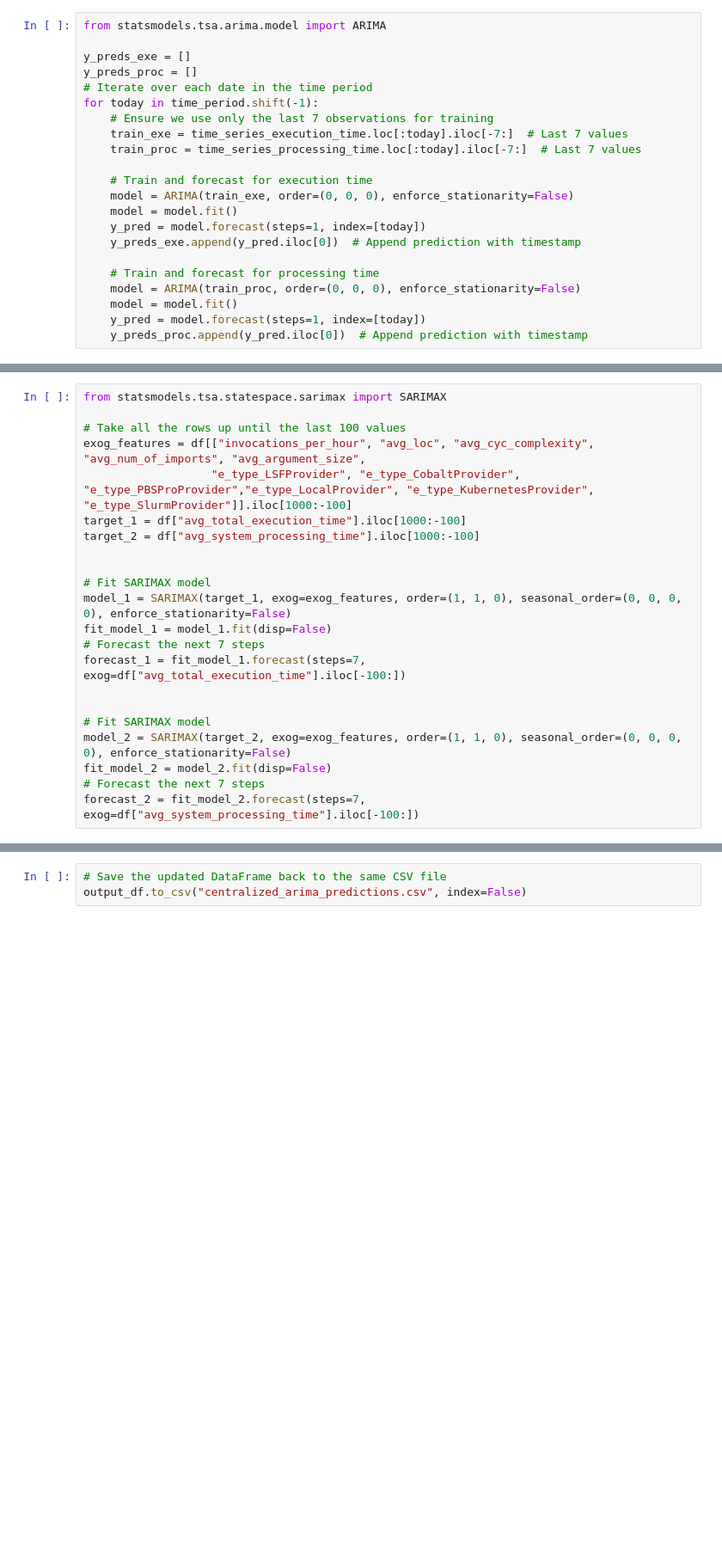
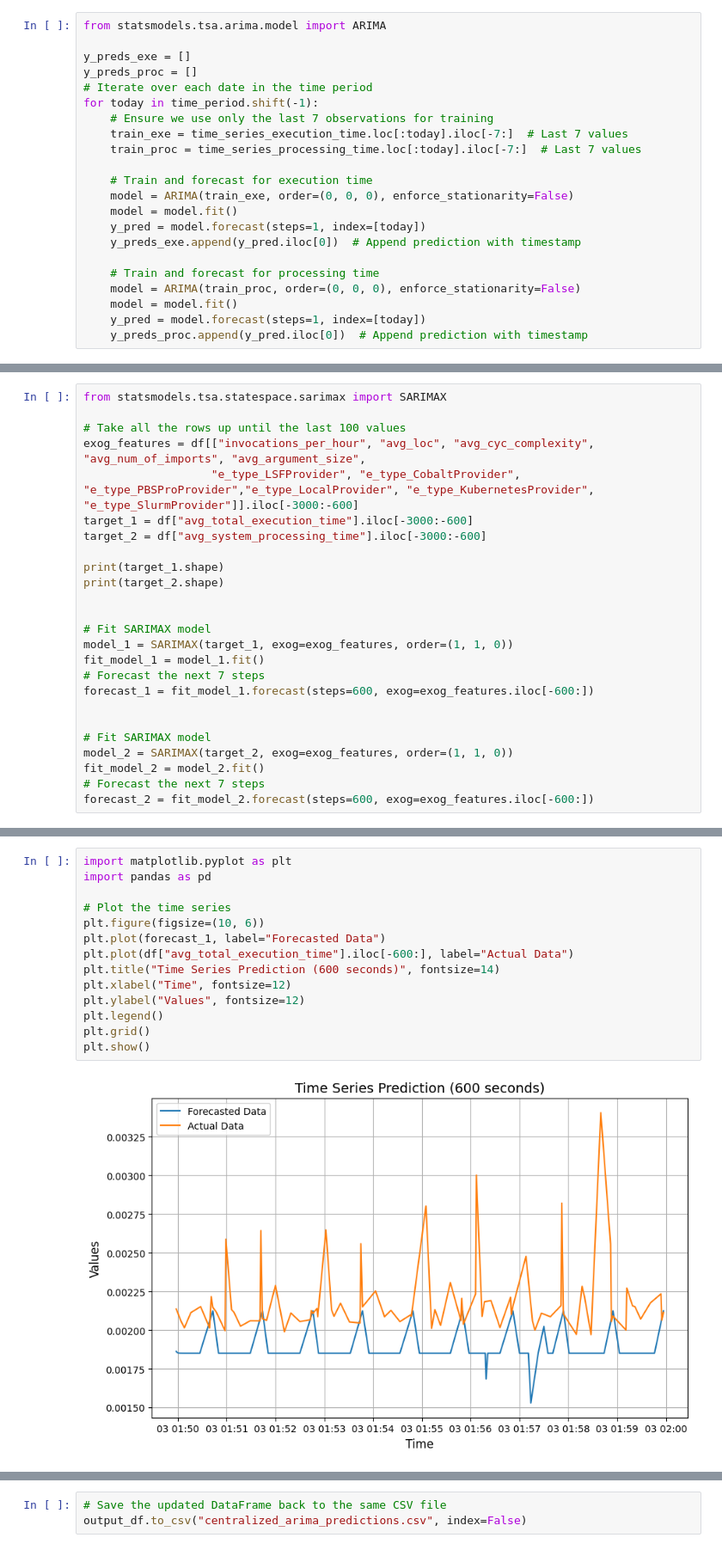
Before and after one commit to AnastasiaBrinati/experiments-Flower, a Jupyter notebook: Endpoint.ipynb, the cells around one changed output, grey strips where cells are left out. Shown at 86% size. Saved outputs shown, nothing was run; the diff lists cells and outputs as text; blank space fills up the shorter version.

```diff
--- a/Endpoint.ipynb
+++ b/Endpoint.ipynb
@@ -805,20 +799,23 @@ from statsmodels.tsa.statespace.sarimax import SARIMAX
 
 # Take all the rows up until the last 100 values
 exog_features = df[["invocations_per_hour", "avg_loc", "avg_cyc_complexity", "avg_num_of_imports", "avg_argument_size",
-                   "e_type_LSFProvider", "e_type_CobaltProvider", "e_type_PBSProProvider","e_type_LocalProvider", "e_type_KubernetesProvider", "e_type_SlurmProvider"]].iloc[1000:-100]
-target_1 = df["avg_total_execution_time"].iloc[1000:-100]
-target_2 = df["avg_system_processing_time"].iloc[1000:-100]
+                   "e_type_LSFProvider", "e_type_CobaltProvider", "e_type_PBSProProvider","e_type_LocalProvider", "e_type_KubernetesProvider", "e_type_SlurmProvider"]].iloc[-3000:-600]
+target_1 = df["avg_total_execution_time"].iloc[-3000:-600]
+target_2 = df["avg_system_processing_time"].iloc[-3000:-600]
+
+print(target_1.shape)
+print(target_2.shape)
 
 
 # Fit SARIMAX model
-model_1 = SARIMAX(target_1, exog=exog_features, order=(1, 1, 0), seasonal_order=(0, 0, 0, 0), enforce_stationarity=False)
-fit_model_1 = model_1.fit(disp=False)
+model_1 = SARIMAX(target_1, exog=exog_features, order=(1, 1, 0))
+fit_model_1 = model_1.fit()
 # Forecast the next 7 steps
-forecast_1 = fit_model_1.forecast(steps=7, exog=df["avg_total_execution_time"].iloc[-100:])
+forecast_1 = fit_model_1.forecast(steps=600, exog=exog_features.iloc[-600:])
 
 
 # Fit SARIMAX model
-model_2 = SARIMAX(target_2, exog=exog_features, order=(1, 1, 0), seasonal_order=(0, 0, 0, 0), enforce_stationarity=False)
-fit_model_2 = model_2.fit(disp=False)
+model_2 = SARIMAX(target_2, exog=exog_features, order=(1, 1, 0))
+fit_model_2 = model_2.fit()
 # Forecast the next 7 steps
-forecast_2 = fit_model_2.forecast(steps=7, exog=df["avg_system_processing_time"].iloc[-100:])
+forecast_2 = fit_model_2.forecast(steps=600, exog=exog_features.iloc[-600:])
@@ -887,3 +825,19 @@ print(len(time_series_processing_time[start_date:today].asfreq("h").dropna().val
+# %%
+import matplotlib.pyplot as plt
+import pandas as pd
+
+# Plot the time series
+plt.figure(figsize=(10, 6))
+plt.plot(forecast_1, label="Forecasted Data")
+plt.plot(df["avg_total_execution_time"].iloc[-600:], label="Actual Data")
+plt.title("Time Series Prediction (600 seconds)", fontsize=14)
+plt.xlabel("Time", fontsize=12)
+plt.ylabel("Values", fontsize=12)
+plt.legend()
+plt.grid()
+plt.show()
+# %% [output]
+[figure, added]
 # %%
 # Save predictions to a CSV file
 output_df = pd.DataFrame({
```
Also changed, not shown: parts of 10 cells of this notebook.
